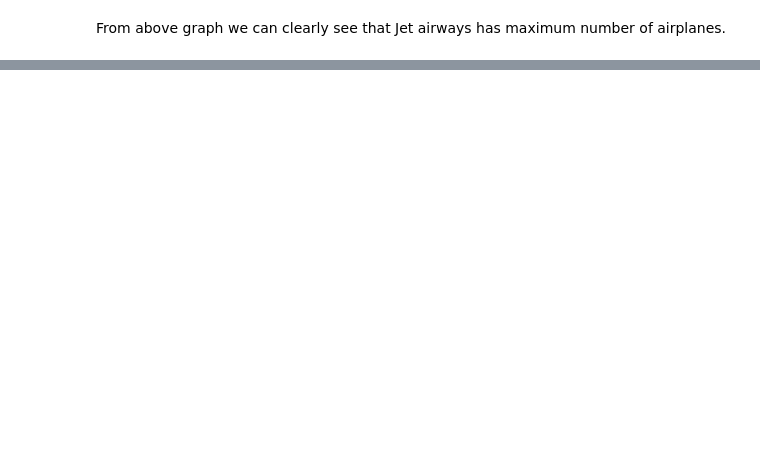
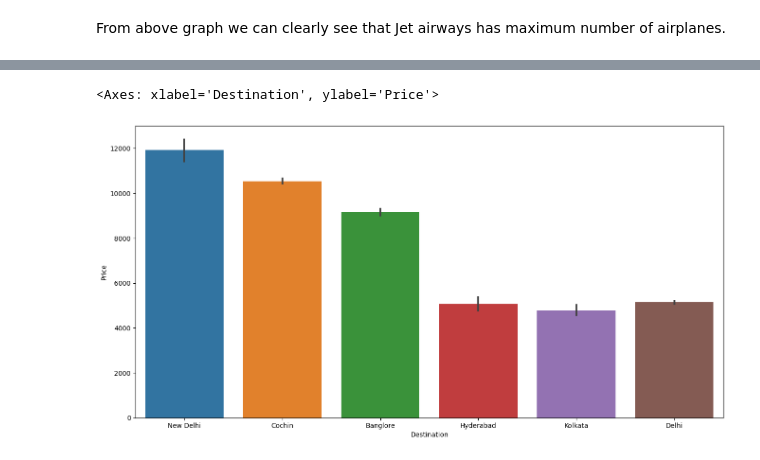
Before and after one commit to NIKHILNIGUDKAR/Flight_Fare_Price_Prediction, a Jupyter notebook: notebooks/EDA.ipynb, the cells around one changed output, grey strips where cells are left out. Cells and saved outputs as stored; diff of their text form; code cells hidden in the pictures; blank space fills up the shorter version.

```diff
--- a/notebooks/EDA.ipynb
+++ b/notebooks/EDA.ipynb
@@ -345,0 +384,6 @@ airline.head()
+# %%
+plt.figure(figsize=(16,8))
+sns.barplot(x="Destination",y="Price",data=df.sort_values("Price",ascending=False))
+# %% [output]
+<Axes: xlabel='Destination', ylabel='Price'>
+[figure, added]
```
Also changed, not shown: parts of 34 cells of this notebook, 2 other files.
